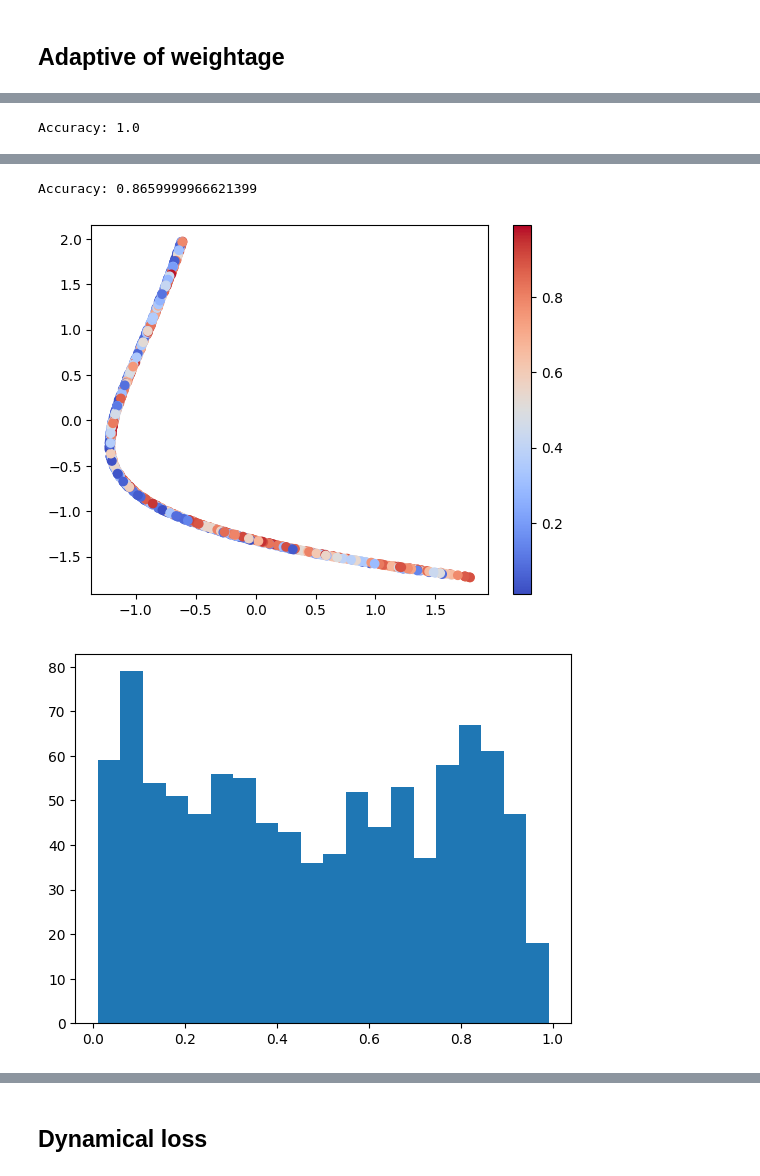
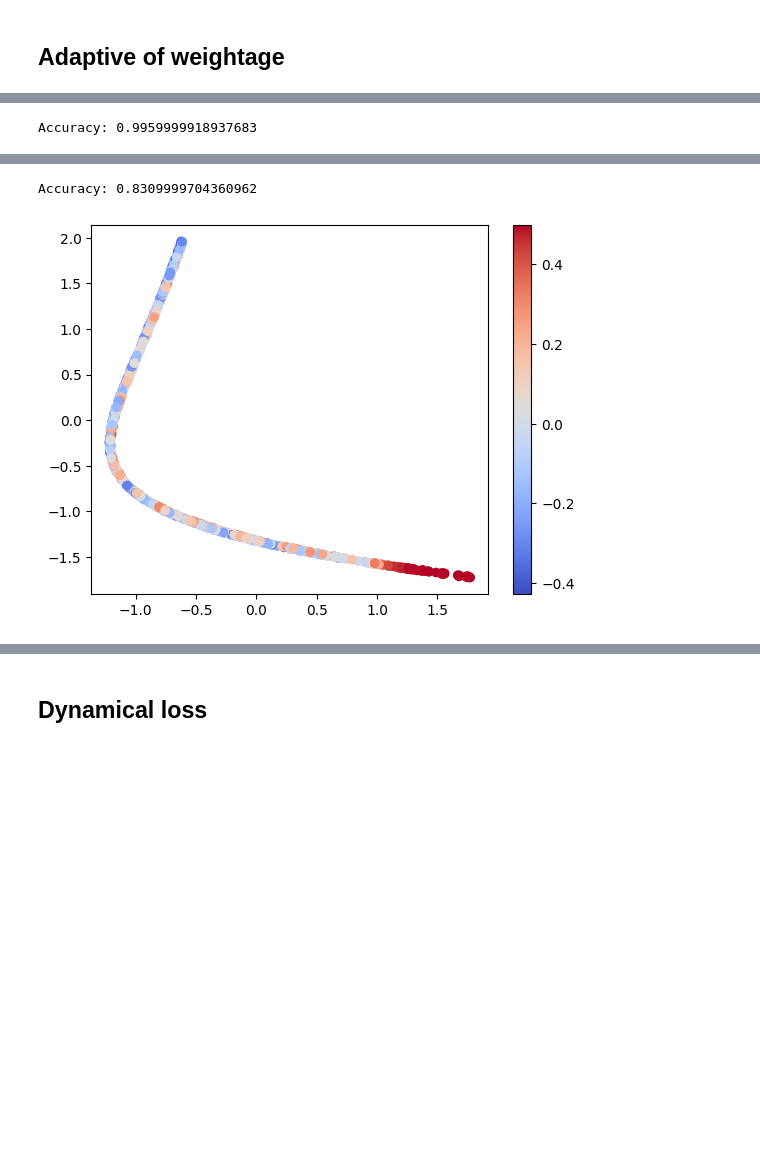
Before and after one commit to OliverChen0602/Estimate-Basin-Boundary, a Jupyter notebook: arbitrary_2d_new.ipynb, the cells around one changed output, grey strips where cells are left out. Drawn from its saved outputs; the diff is of its cells as text; code cells hidden in the pictures; blank space fills up the shorter version.

```diff
--- a/arbitrary_2d_new.ipynb
+++ b/arbitrary_2d_new.ipynb
@@ -67,7 +67,7 @@ def system(t, X):
     return xp, yp
 
 ## Bisection method to generate near-boundary points
-def bisection(a, b, delta=0.01): ## a has label +1 and b has label -1
+def bisection(a, b, delta=0.1): ## a has label +1 and b has label -1
     distance = np.linalg.norm(np.array([a[0]-b[0], a[1]-b[1]]))
     if distance < delta:
         return (a, b)
@@ -169,7 +169,6 @@ class Net(nn.Module):
         x = torch.relu(self.fc3(x))
         #x = self.bn3(x)
         x = self.fc4(x)
-        x = torch.sigmoid(x)
         return x
 # %%
 def train_model_bce(net, dataset_train, dataset_validation1, dataset_validation2, batchsize, epochs, lr):
@@ -488,7 +623,7 @@ def update_weights(net, dataset_train, sigma):
         with torch.no_grad():
             predicted_probs = net(features).view(-1)
 
-    adjusted_probs = predicted_probs - 0.5
+    adjusted_probs = predicted_probs
 
     # Compute the new weights using the Gaussian PDF formula. The variance is sigma^2, and mean (mu) is 0
     new_weights = (1 / (np.sqrt(2 * np.pi * sigma**2))) * torch.exp(-((adjusted_probs)**2) / (2 * sigma**2))
@@ -506,6 +641,9 @@ def train_model_bce_with_weight_update(net, dataset_train, dataset_validation1,
     training_accuracy_over_epochs = []
     validation1_accuracy_over_epochs = []
     validation2_accuracy_over_epochs = []
+    training_loss_over_epochs = []
+    validation1_loss_over_epochs = []
+    validation2_loss_over_epochs = []
 
     overall_progress = tqdm(total=epochs, desc='Overall Training Progress')
 
@@ -513,51 +651,66 @@ def train_model_bce_with_weight_update(net, dataset_train, dataset_validation1,
         net.train()
         correct_predictions_train = 0
         total_predictions_train = 0
+        avg_loss_train = 0
         for features, labels, weights in dataloader_train:
             labels = ((labels + 1) / 2).float()
             labels = labels.view(-1)
             optimizer.zero_grad()
             outputs = net(features).view(-1)
-            loss = criterion(outputs, labels)
+            loss = criterion(outputs + 0.5, labels)
             weighted_loss = (loss * weights).sum()
             weighted_loss.backward()
             optimizer.step()
-            correct_predictions_train += (outputs.round() == labels).float().sum().item()
+            correct_predictions_train += ((outputs+0.5).round() == labels).float().sum().item()
             total_predictions_train += labels.size(0)
+            avg_loss_train += weighted_loss.item()
+
 
         avg_training_accuracy = correct_predictions_train / total_predictions_train
         training_accuracy_over_epochs.append(avg_training_accuracy)
+        avg_training_loss = avg_loss_train / len(dataloader_train)
+        training_loss_over_epochs.append(avg_training_loss)
 
         net.eval()
         correct_predictions_validation1 = 0
         total_predictions_validation1 = 0
+        avg_loss_validation1 = 0
         with torch.no_grad():
             for features, labels in dataloader_validation1:
                 labels = ((labels + 1) / 2).float()
                 labels = labels.view(-1)
                 outputs = net(features).view(-1)
-                correct_predictions_validation1 += (outputs.round() == labels).float().sum().item()
+                correct_predictions_validation1 += ((outputs+0.5).round() == labels).float().sum().item()
                 total_predictions_validation1 += labels.size(0)
+                loss = criterion(outputs + 0.5, labels)
+                avg_loss_validation1 += loss.mean().item()
 
         avg_validation1_accuracy = correct_predictions_validation1 / total_predictions_validation1
         validation1_accuracy_over_epochs.append(avg_validation1_accuracy)
+        avg_validation1_loss = avg_loss_validation1 / len(dataloader_validation1)
+        validation1_loss_over_epochs.append(avg_validation1_loss)
 
         correct_predictions_validation2 = 0
         total_predictions_validation2 = 0
+        avg_loss_validation2 = 0
         with torch.no_grad():
             for features, labels in dataloader_validation2:
                 labels = ((labels + 1) / 2).float()
                 labels = labels.view(-1)
                 outputs = net(features).view(-1)
-                correct_predictions_validation2 += (outputs.round() == labels).float().sum().item()
+                correct_predictions_validation2 += ((outputs+0.5).round() == labels).float().sum().item()
                 total_predictions_validation2 += labels.size(0)
+                loss = criterion(outputs + 0.5, labels)
+                avg_loss_validation2 += loss.mean().item()
 
         avg_validation2_accuracy = correct_predictions_validation2 / total_predictions_validation2
         validation2_accuracy_over_epochs.append(avg_validation2_accuracy)
+        avg_validation2_loss = avg_loss_validation2 / len(dataloader_validation2)
+        validation2_loss_over_epochs.append(avg_validation2_loss)
 
         if (epoch + 1 ) % 200 == 0:
             time = (epoch + 1) // 200
-            new_weights = update_weights(net, dataset_train, sigma=1-0.1*time)
+            new_weights = update_weights(net, dataset_train, sigma=0.75*(1-0.1*time))
             dataset_train.weight = new_weights
             dataloader_train = DataLoader(dataset_train, batch_size=batchsize, shuffle=True)
 
@@ -577,6 +730,16 @@ def train_model_bce_with_weight_update(net, dataset_train, dataset_validation1,
     plt.legend()
     plt.show()
 
+    plt.figure(figsize=(10, 6))
+    plt.plot(training_loss_over_epochs, label='Training Loss')
+    plt.plot(validation1_loss_over_epochs, label='Validation1 Loss')
+    plt.plot(validation2_loss_over_epochs, label='Validation2 Loss')
+    plt.xlabel('Epoch')
+    plt.ylabel('Loss')
+    plt.title('Training and Validation Loss Over Epochs')
+    plt.legend()
+    plt.show()
+
     test_model(net, dataset_validation1)
     test_model(net, dataset_validation2)
 # %%
@@ -584,6 +747,6 @@ dataset_train_weighted = WeightedSystemDataset('dataset_arbi2d_new_training_1000
 dataset_train_weighted.data = dataset_train.data
 dataset_train_weighted.weight_reinitialization()
 # %%
-net_3_1 = deepcopy(net_2)
+net_3_1 = deepcopy(net_1)
 train_model_bce_with_weight_update(net_3_1, dataset_train_weighted, dataset_validation_uniform, dataset_validation_near, batchsize=32, epochs=1000, lr=0.0001)
 # %% [output]
@@ -591 +755 @@ train_model_bce_with_weight_update(net_3_1, dataset_train_weighted, dataset_vali
-Accuracy: 1.0
+Accuracy: 0.9959999918937683
@@ -594,3 +758,2 @@ Accuracy: 1.0
-Accuracy: 0.8659999966621399
+Accuracy: 0.8309999704360962
-[figure, old version]
-[figure, old version]
+[figure, new version]
```
Also changed, not shown: parts of 51 cells of this notebook, 10 other files.
